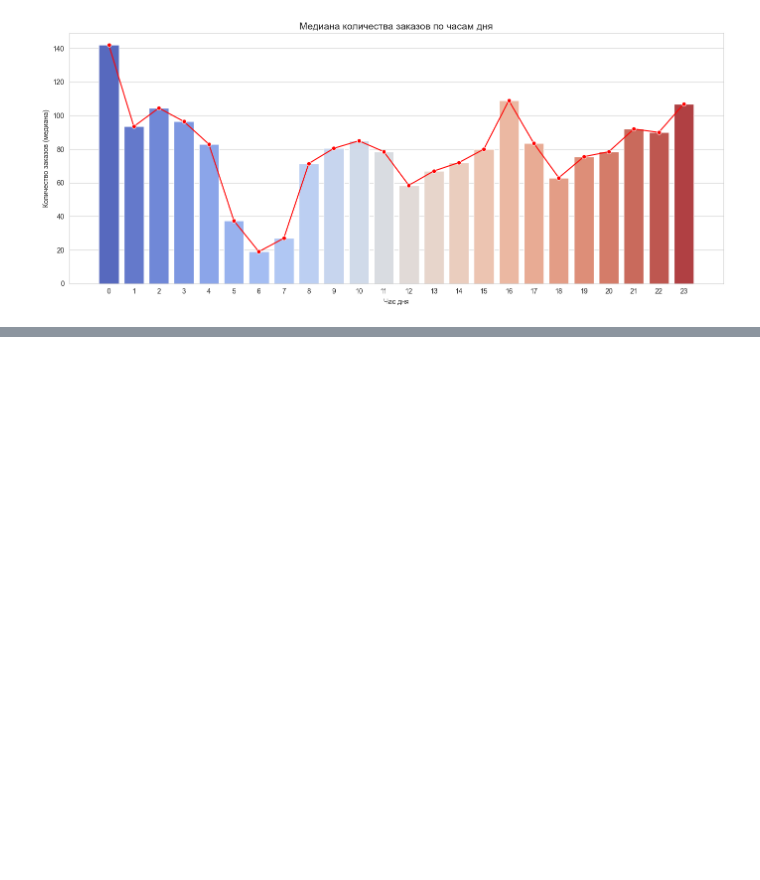
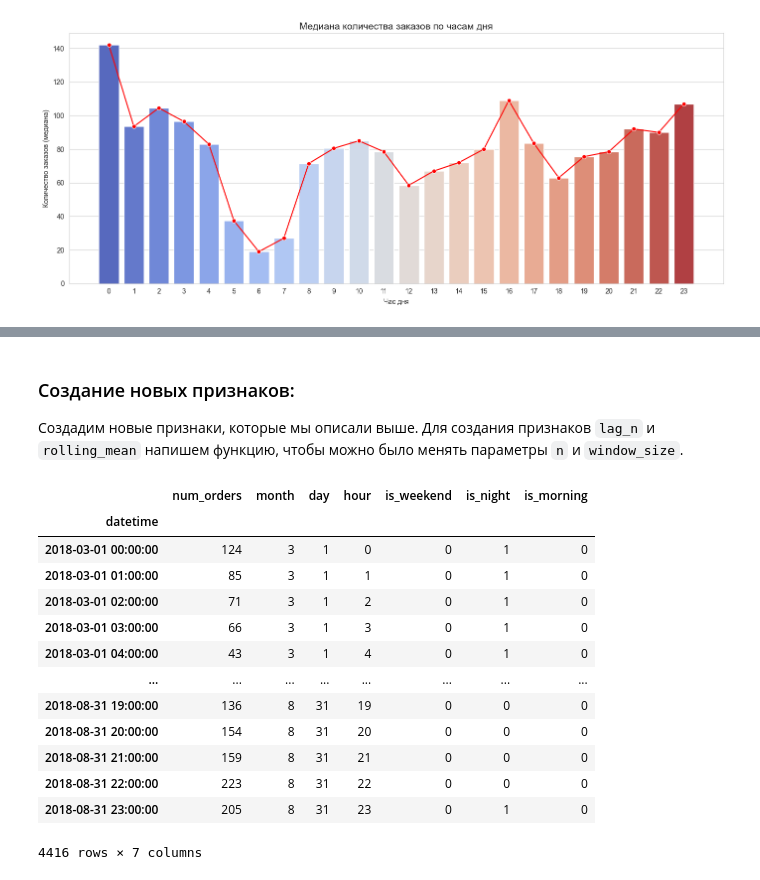
Before and after one commit to Moncervers/taxi_orders_prediction, a Jupyter notebook: project_notebook.ipynb, the cells around one changed output, grey strips where cells are left out. Saved outputs shown, nothing was run; the diff lists cells and outputs as text; code cells hidden in the pictures; blank space fills up the shorter version.

```diff
--- a/project_notebook.ipynb
+++ b/project_notebook.ipynb
@@ -328,0 +356,32 @@ del (
+# %% [markdown]
+### Создание новых признаков:
+
+Создадим новые признаки, которые мы описали выше. Для создания признаков `lag_n` и `rolling_mean` напишем функцию, чтобы можно было менять параметры `n` и `window_size`.
+# %%
+# Выделяем выходные
+df['is_weekend'] = df['day_of_week'].apply(lambda x: 1 if x in [5, 6] else 0)
+
+# Удаляем признак с околонулевой корреляцией
+df = df.drop('day_of_week', axis=1)
+
+# Создаем новые категориальные признаки:
+df['is_night'] = df['hour'].apply(lambda x: 1 if x in [23, 0, 1, 2, 3, 4] else 0)
+df['is_morning'] = df['hour'].apply(lambda x: 1 if x in range(5, 8) else 0)
+
+# Выводим датасет
+df
+# %% [output]
+|  | num_orders | month | day | hour | is_weekend | is_night | is_morning |
+| datetime |  |  |  |  |  |  |  |
+| 2018-03-01 00:00:00 | 124 | 3 | 1 | 0 | 0 | 1 | 0 |
+| 2018-03-01 01:00:00 | 85 | 3 | 1 | 1 | 0 | 1 | 0 |
+| 2018-03-01 02:00:00 | 71 | 3 | 1 | 2 | 0 | 1 | 0 |
+| 2018-03-01 03:00:00 | 66 | 3 | 1 | 3 | 0 | 1 | 0 |
+| 2018-03-01 04:00:00 | 43 | 3 | 1 | 4 | 0 | 1 | 0 |
+| ... | ... | ... | ... | ... | ... | ... | ... |
+| 2018-08-31 19:00:00 | 136 | 8 | 31 | 19 | 0 | 0 | 0 |
+| 2018-08-31 20:00:00 | 154 | 8 | 31 | 20 | 0 | 0 | 0 |
+| 2018-08-31 21:00:00 | 159 | 8 | 31 | 21 | 0 | 0 | 0 |
+| 2018-08-31 22:00:00 | 223 | 8 | 31 | 22 | 0 | 0 | 0 |
+| 2018-08-31 23:00:00 | 205 | 8 | 31 | 23 | 0 | 1 | 0 |
+4416 rows × 7 columns
```
Also changed, not shown: parts of 12 cells of this notebook.
